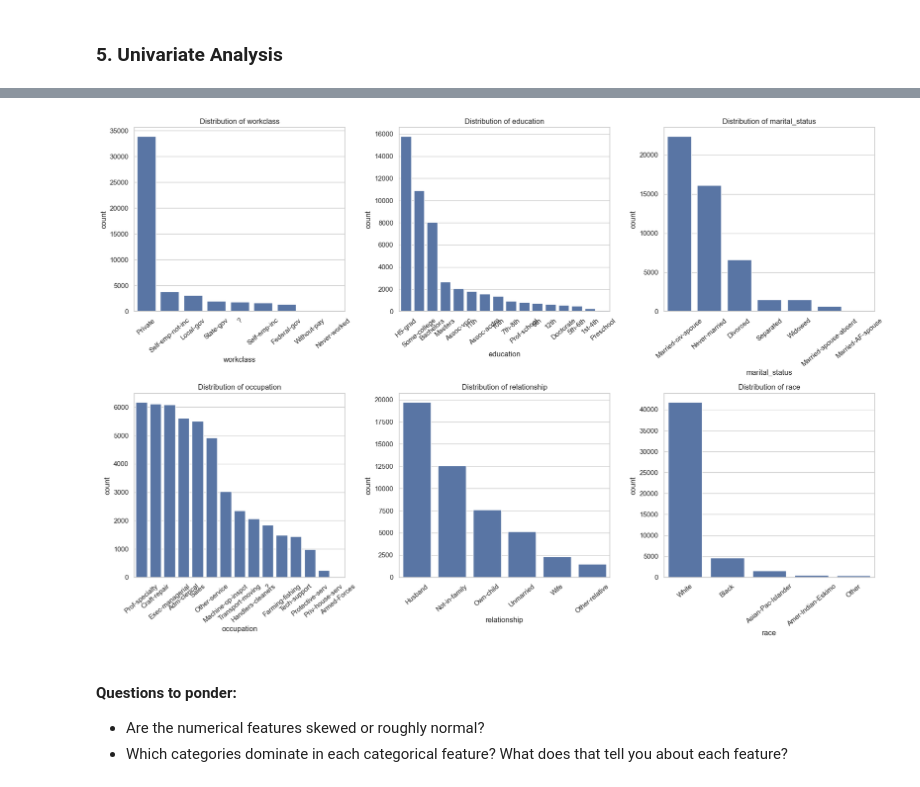
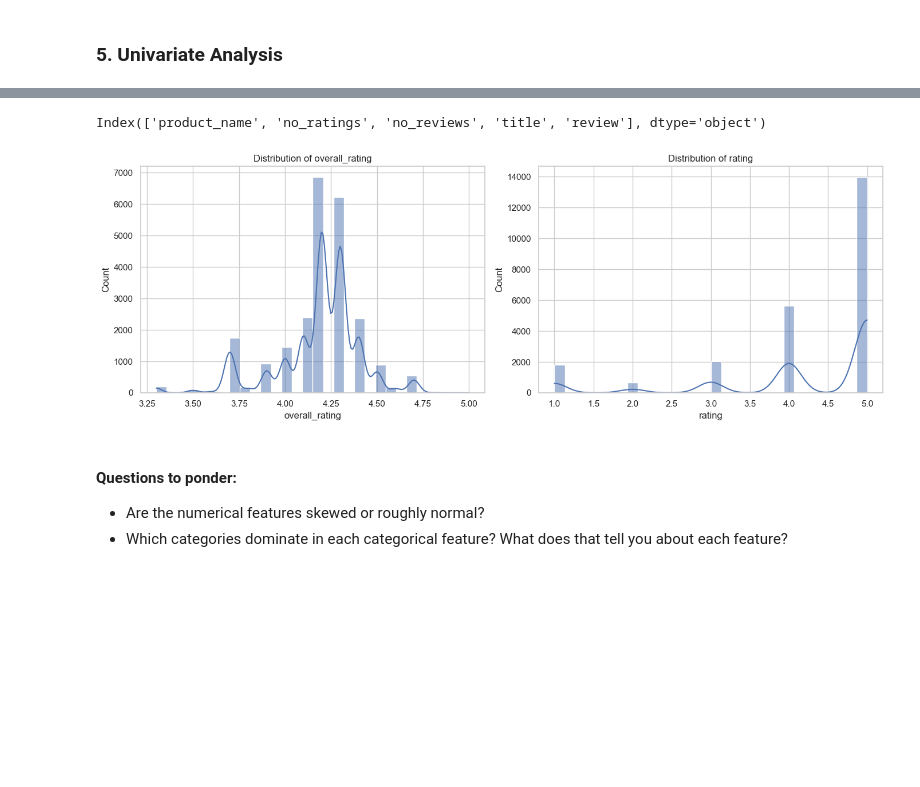
Before and after one commit to GnanaSpoorthy/Data-Alchemy-Project-July25, a Jupyter notebook: Wk3_ExploratoryDataAnalysis (1).ipynb, the cells around one changed output, grey strips where cells are left out. Cells and saved outputs as stored; diff of their text form; code cells hidden in the pictures; blank space fills up the shorter version.

```diff
--- a/Wk3_ExploratoryDataAnalysis (1).ipynb
+++ b/Wk3_ExploratoryDataAnalysis (1).ipynb
@@ -260,21 +284,34 @@ plt.show()
-# %%
-# Define categorical features for visualization
-cat_features = ['workclass', 'education', 'marital_status', 'occupation', 'relationship', 'race']
-
-# Create a 2x3 grid for visualization
-fig, ax = plt.subplots(2, 3, figsize=(18, 12))
-
-# Iterate over categorical features and plot
-for i, feature in enumerate(cat_features):
-    row, col = divmod(i, 3)
-    sns.countplot(data=df, x=feature, order=df[feature].value_counts().index, ax=ax[row, col])
-    ax[row, col].set_title(f'Distribution of {feature}')
-    ax[row, col].tick_params(axis='x', rotation=40)  # Rotate x-axis labels for better readability
-
-plt.tight_layout()
-plt.show()
-# %% [output]
-[figure, removed]
+# %%
+print(df.select_dtypes(include='object').columns)
+# %% [output]
+Index(['product_name', 'no_ratings', 'no_reviews', 'title', 'review'], dtype='object')
+# %%
+# Numeric (Univariate) Analysis for Laptop Dataset
+# Visualizing distributions for 'overall_rating' and 'rating'
+
+# Choose the numeric columns
+num_features = ['overall_rating', 'rating']
+
+# Create subplots: 1 row, 2 columns (one plot for each numeric feature)
+fig, ax = plt.subplots(1, 2, figsize=(14, 5))  # Wider figure for two plots
+
+# Loop through numeric features and create histograms
+for i, feature in enumerate(num_features):
+    # sns.histplot will create a histogram with a KDE (smooth curve)
+    sns.histplot(df[feature], kde=True, bins=30, ax=ax[i])
+
+    # Set title for each subplot
+    ax[i].set_title(f'Distribution of {feature}')
+    ax[i].set_xlabel(feature)
+    ax[i].set_ylabel('Count')
+
+# Adjust layout to prevent overlapping elements
+plt.tight_layout()
+
+# Show the plots
+plt.show()
+# %% [output]
+[figure, added]
 # %% [markdown]
 #### Questions to ponder:
 
```
Also changed, not shown: parts of 18 cells of this notebook.
